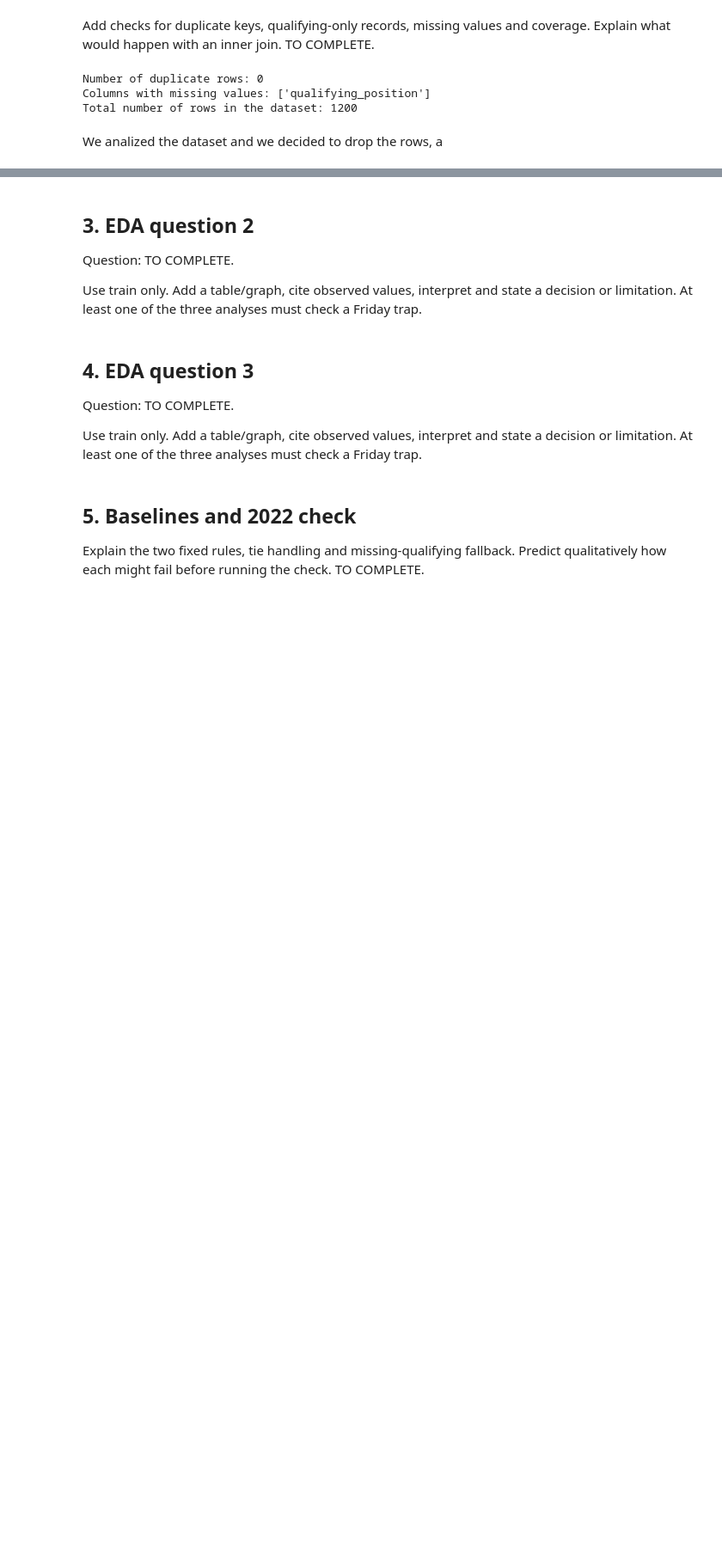
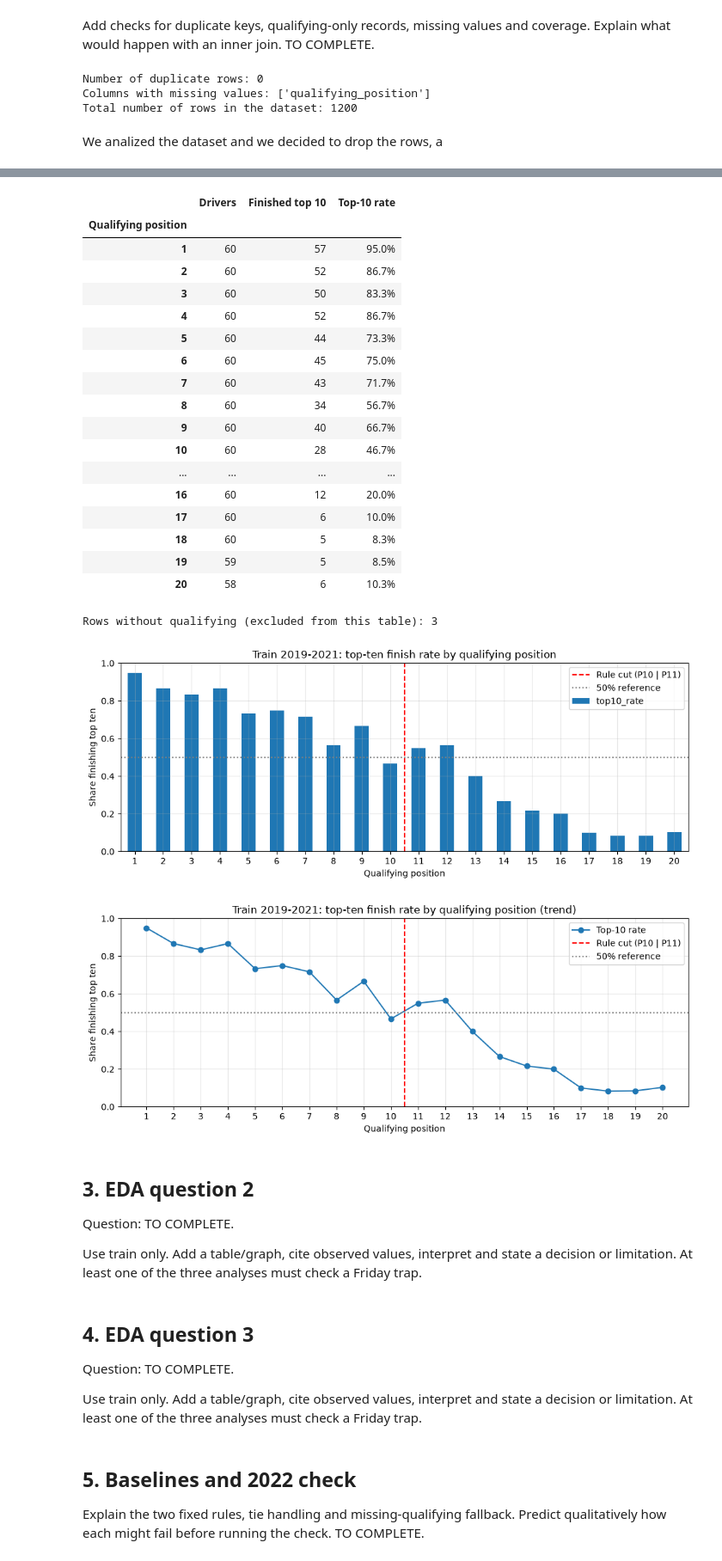
Before and after one commit to boxs21/lab1, a Jupyter notebook: IIT414W_Lab1_StudentPack_v1/labs/lab_01/Lab01_EDA_Baselines_Student_v1.ipynb, the cells around one changed output, grey strips where cells are left out. Shown at 86% size. Drawn from its saved outputs; the diff is of its cells as text; code cells hidden in the pictures; blank space fills up the shorter version.

```diff
--- a/IIT414W_Lab1_StudentPack_v1/labs/lab_01/Lab01_EDA_Baselines_Student_v1.ipynb
+++ b/IIT414W_Lab1_StudentPack_v1/labs/lab_01/Lab01_EDA_Baselines_Student_v1.ipynb
@@ -67,4 +67,71 @@ Question:
 
 Use train only. Add a table/graph, cite observed values, interpret and state a decision or limitation. At least one of the three analyses must check a Friday trap.
 # %%
-# Add your train-only analysis here.
+## Q1: top-ten rate for each qualifying position (train 2019-2021 only)
+stats_q1 = (train
+            .groupby('qualifying_position')['target_top10']
+            .agg(drivers='count', finished_top10='sum', top10_rate='mean'))
+stats_q1.index = stats_q1.index.astype(int)
+
+## readable copy for display only, the numeric one stays for the chart
+table_q1 = stats_q1.copy()
+table_q1.index.name = 'Qualifying position'
+table_q1['top10_rate'] = (table_q1['top10_rate'] * 100).round(1).astype(str) + '%'
+table_q1.columns = ['Drivers', 'Finished top 10', 'Top-10 rate']
+display(table_q1)
+
+## groupby drops NaN keys, so the 3 rows without qualifying are NOT in this table
+n_missing_quali = train['qualifying_position'].isna().sum()
+print(f"Rows without qualifying (excluded from this table): {n_missing_quali}")
+
+## bar chart: y fixed 0-1 so the drop isn't exaggerated, dashed line = the rule's cut
+fig, ax = plt.subplots(figsize=(10, 4))
+stats_q1['top10_rate'].plot(kind='bar', ax=ax, color='#1f77b4')
+ax.axvline(9.5, color='red', linestyle='--', label='Rule cut (P10 | P11)')
+ax.axhline(0.5, color='gray', linestyle=':', label='50% reference')
+ax.set_ylim(0, 1)
+ax.set_xlabel('Qualifying position')
+ax.set_ylabel('Share finishing top ten')
+ax.set_title('Train 2019-2021: top-ten finish rate by qualifying position')
+ax.tick_params(axis='x', rotation=0)  ## keeps position labels horizontal
+ax.grid(True, alpha=0.3)
+ax.legend()
+plt.tight_layout()
+plt.show()
+
+## line chart: same data, easier to see the overall trend across positions
+fig, ax = plt.subplots(figsize=(10, 4))
+ax.plot(stats_q1.index, stats_q1['top10_rate'], marker='o', color='#1f77b4', label='Top-10 rate')
+ax.axvline(10.5, color='red', linestyle='--', label='Rule cut (P10 | P11)')
+ax.axhline(0.5, color='gray', linestyle=':', label='50% reference')
+ax.set_xticks(stats_q1.index)  ## show every position 1-20 on the x-axis
+ax.set_ylim(0, 1)
+ax.set_xlabel('Qualifying position')
+ax.set_ylabel('Share finishing top ten')
+ax.set_title('Train 2019-2021: top-ten finish rate by qualifying position (trend)')
+ax.grid(True, alpha=0.3)
+ax.legend()
+plt.tight_layout()
+plt.show()
+# %% [output]
+|  | Drivers | Finished top 10 | Top-10 rate |
+| Qualifying position |  |  |  |
+| 1 | 60 | 57 | 95.0% |
+| 2 | 60 | 52 | 86.7% |
+| 3 | 60 | 50 | 83.3% |
+| 4 | 60 | 52 | 86.7% |
+| 5 | 60 | 44 | 73.3% |
+| 6 | 60 | 45 | 75.0% |
+| 7 | 60 | 43 | 71.7% |
+| 8 | 60 | 34 | 56.7% |
+| 9 | 60 | 40 | 66.7% |
+| 10 | 60 | 28 | 46.7% |
+| ... | ... | ... | ... |
+| 16 | 60 | 12 | 20.0% |
+| 17 | 60 | 6 | 10.0% |
+| 18 | 60 | 5 | 8.3% |
+| 19 | 59 | 5 | 8.5% |
+| 20 | 58 | 6 | 10.3% |
+Rows without qualifying (excluded from this table): 3
+[figure, added]
+[figure, added]
```
Also changed, not shown: parts of 2 cells of this notebook.
